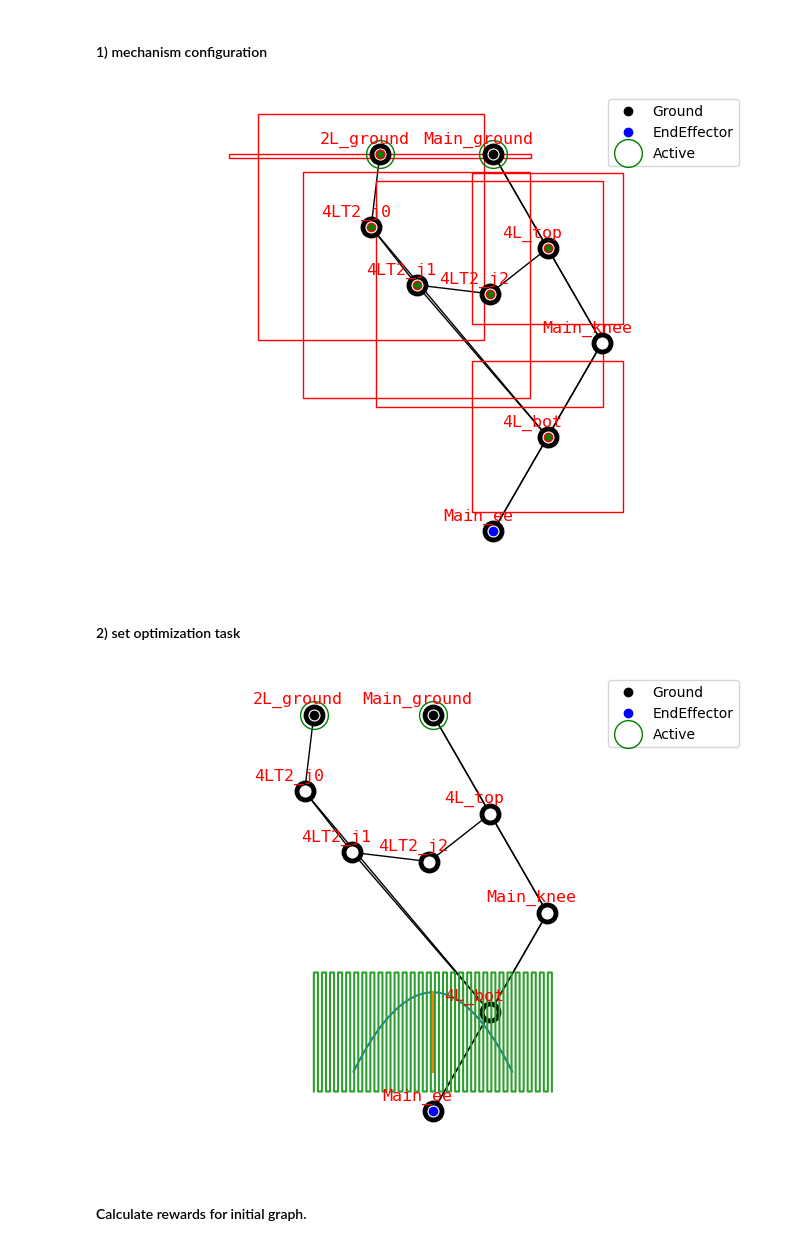
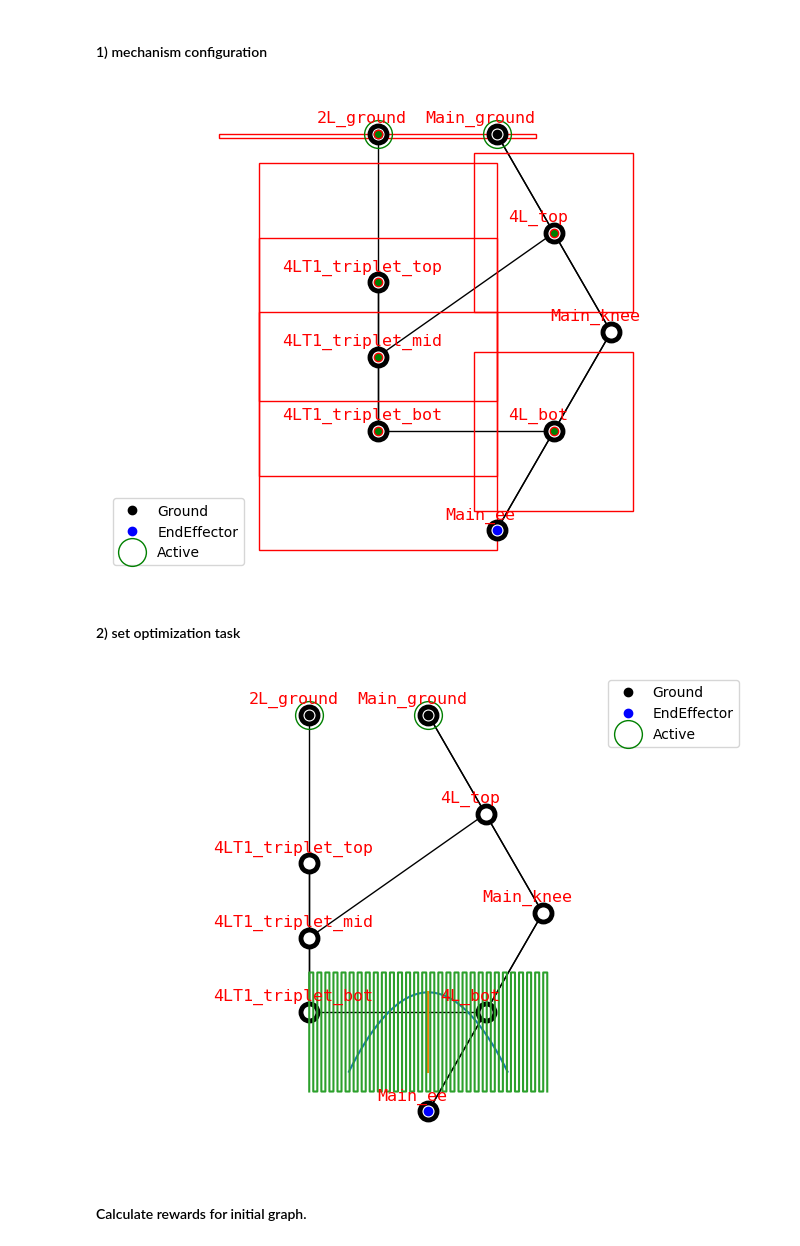
Before and after one commit to LicAiBeerLab/auto-robotics-design, a Jupyter notebook: apps/optimize/single_topology_optimization.ipynb, the cells around one changed output. Cells and saved outputs as stored; diff of their text form; code cells hidden in the pictures.

```diff
--- a/apps/optimize/single_topology_optimization.ipynb
+++ b/apps/optimize/single_topology_optimization.ipynb
@@ -33,16 +33,16 @@ from auto_robot_design.description.builder import ParametrizedBuilder, DetailedU
 # %%
 generator = TwoLinkGenerator()
 all_graphs = generator.get_standard_set(shift=0.3)
-graph, constrain_dict = all_graphs[4]
+graph, constrain_dict = all_graphs[2]
 
 actuator = TMotor_AK10_9()
 thickness = 0.04
 builder = ParametrizedBuilder(DetailedURDFCreatorFixedEE, size_ground=np.array(
     [thickness*5, thickness*10, thickness*2]), actuator=actuator,thickness=thickness)
 draw_joint_point(graph)
 visualize_constrains(graph, constrain_dict)
 # %% [output]
-[figure, old version]
+[figure, new version]
 # %% [markdown]
 #### 2) set optimization task
 # %%
@@ -104,7 +104,7 @@ for _, trajectory in reward_manager.trajectories.items():
 plt.plot(workspace_trajectory[:, 0], workspace_trajectory[:, 2])
 plt.show()
 # %% [output]
-[figure, old version]
+[figure, new version]
 # %% [markdown]
 #### Calculate rewards for initial graph.
 # %%
```
Also changed, not shown: parts of 14 cells of this notebook, 4 other files.
